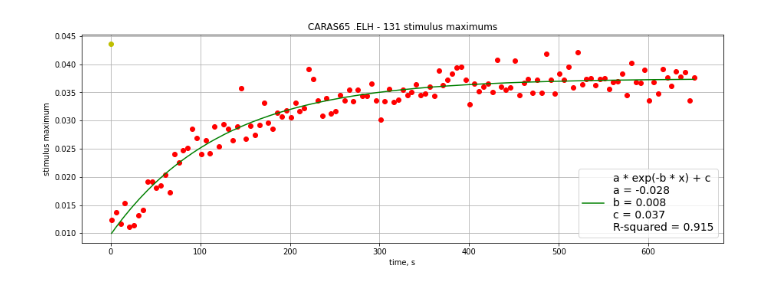
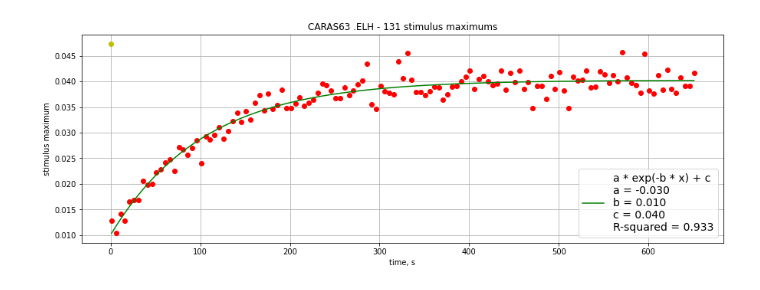
Before and after one commit to AndreiZherder/adaptation-memory, a Jupyter notebook: carassius.ipynb, the cells around one changed output. Cells and saved outputs as stored; diff of their text form; code cells hidden in the pictures.

```diff
--- a/carassius.ipynb
+++ b/carassius.ipynb
@@ -3,12 +3,12 @@ import matplotlib.pyplot as plt
 import numpy as np
 
 filedir = './data/'
-filenames = ['CARAS65 .ELH']
+filenames = ['CARAS63 .ELH']
 fs = 500                    # частота дискретизации, Гц
 first_stim_start_time = 1   # начало первого стимула, с
 period = 5                  # период следования стимулов, с
 background_start_time = 5   # начало фоновой засветки, с
-background_duration = 90    # длительность фоновой засветки, с
+background_duration = 40    # длительность фоновой засветки, с
 sign = 1                    # полярность {1:'+', -1:'-'}
 low_cutoff = 0.1            # частота среза highpass фильтра, Гц
 # начало первого импульса после фоновой засветки
@@ -133,33 +118,33 @@ begin = after_background_start_time - background_start_time - background_duratio
 end = begin + (stims_cnt - 1) * period
 stim_maximums_x = np.linspace(begin, end, stims_cnt)
 popt, pcov = optimize.curve_fit(func, stim_maximums_x, stim_maximums, [-0.05, 0.01, 0.05])
 exp_a = popt[0]
 exp_b = popt[1]
 exp_c = popt[2]
 fit = func(stim_maximums_x, *popt)
 rvalue = stats.linregress(stim_maximums, fit).rvalue
 r_squared = rvalue ** 2
 
 fig, ax = plt.subplots()
 ax.plot(stim_maximums_x, stim_maximums, 'ro')
 begin = first_stim_start_time * fs
 end = begin + fs
 
 #Максимум опорного стимула смещается из точки first_stim_start_time в точку 0.
 first_stim_max = filtered[begin: end].max()
 ax.plot(0, first_stim_max, 'yo')
 ax.plot(stim_maximums_x, fit, 'g', label=f'a * exp(-b * x) + c\n'
                            f'a = {exp_a:.3f}\n'
                            f'b = {exp_b:.3f}\n'
                            f'c = {exp_c:.3f}\n'
                            f'R-squared = {r_squared:.3f}')
 fig.set_figwidth(15)
 fig.set_figheight(5)
 ax.set_xlabel('time, s')
 ax.set_ylabel('stimulus maximum')
-ax.set_title(f'{filename} - {stims_cnt} stimulus maximums')
+ax.set_title(f'{",".join(filenames)} - {stims_cnt} stimulus maximums')
 ax.legend(prop={"size": 14})
 ax.grid()
 # %% [output]
-[figure, old version]
+[figure, new version]
 # %%
```
Also changed, not shown: parts of 6 cells of this notebook.
